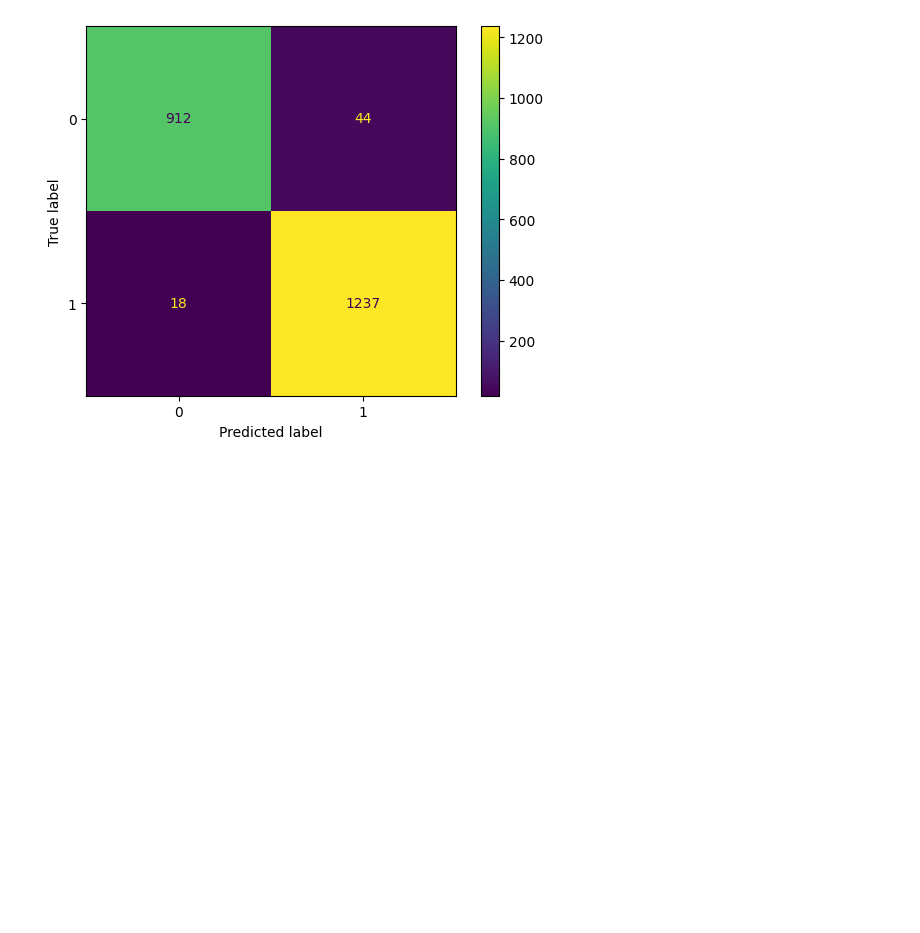
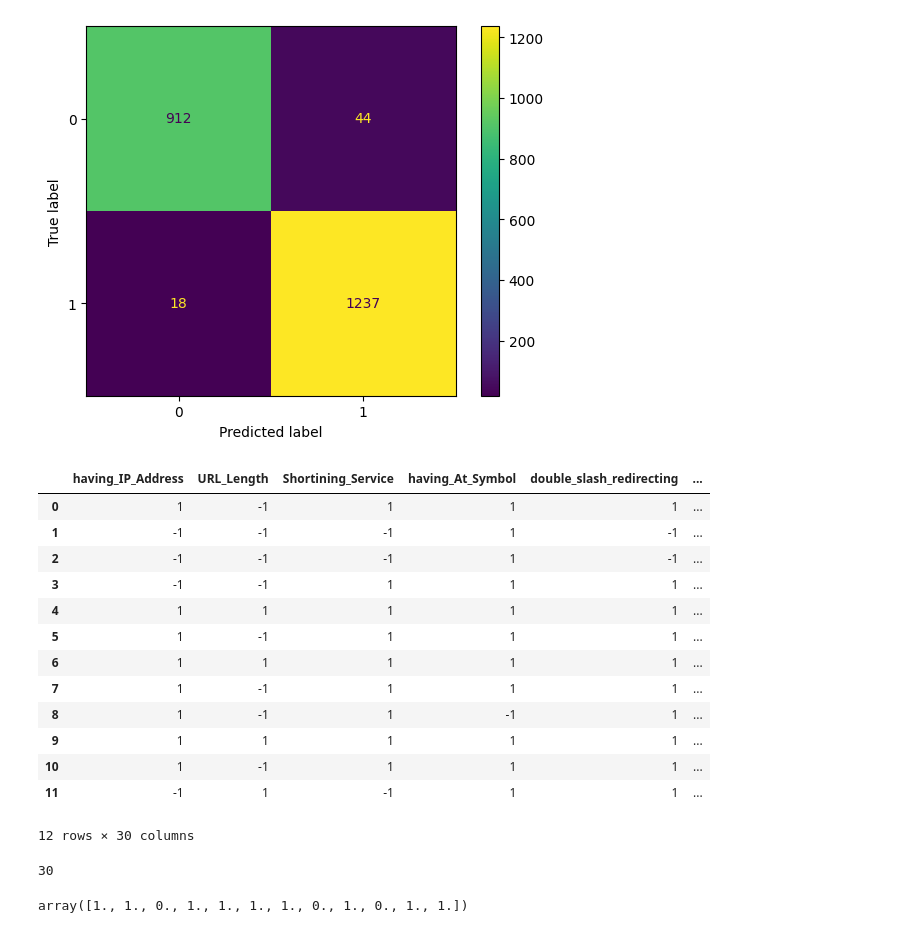
Before and after one commit to judirispah/Network-Security-System, a Jupyter notebook: Notebook/trial.ipynb, the cells around one changed output. Saved outputs shown, nothing was run; the diff lists cells and outputs as text; code cells hidden in the pictures; blank space fills up the shorter version.

```diff
--- a/Notebook/trial.ipynb
+++ b/Notebook/trial.ipynb
@@ -488,3 +488,28 @@ ConfusionMatrixDisplay.from_estimator(best_model, X_test, y_test)
 # %% [output]
 <sklearn.metrics._plot.confusion_matrix.ConfusionMatrixDisplay at 0x...>
 [figure]
+# %%
+
+import pandas as pd
+df=pd.read_csv("output.csv")
+# %%
+df
+# %% [output]
+|  | having_IP_Address | URL_Length | Shortining_Service | having_At_Symbol | double_slash_redirecting | ... |
+| 0 | 1 | -1 | 1 | 1 | 1 | ... |
+| 1 | -1 | -1 | -1 | 1 | -1 | ... |
+| 2 | -1 | -1 | -1 | 1 | -1 | ... |
+| 3 | -1 | -1 | 1 | 1 | 1 | ... |
+| 4 | 1 | 1 | 1 | 1 | 1 | ... |
+| 5 | 1 | -1 | 1 | 1 | 1 | ... |
+| 6 | 1 | 1 | 1 | 1 | 1 | ... |
+| 7 | 1 | -1 | 1 | 1 | 1 | ... |
+| 8 | 1 | -1 | 1 | -1 | 1 | ... |
+| 9 | 1 | 1 | 1 | 1 | 1 | ... |
+| 10 | 1 | -1 | 1 | 1 | 1 | ... |
+| 11 | -1 | 1 | -1 | 1 | 1 | ... |
+12 rows × 30 columns
+# %%
+len(df.columns)
+# %% [output]
+30
@@ -490,0 +521,4 @@ ConfusionMatrixDisplay.from_estimator(best_model, X_test, y_test)
+# %%
+mo.predict(df)
+# %% [output]
+array([1., 1., 0., 1., 1., 1., 1., 0., 1., 0., 1., 1.])
```
Also changed, not shown: parts of 1 cell of this notebook, 14 other files.
